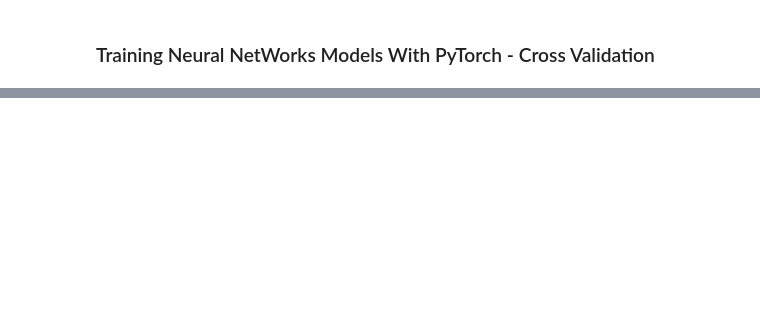
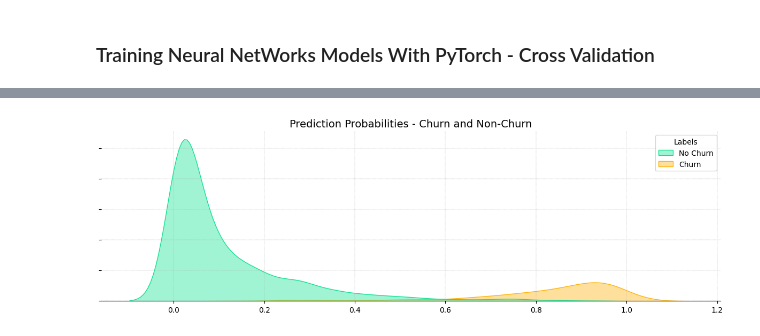
Before and after one commit to OtnielGomes/1_Portfolio-Credit-Card_Churn_Analysis_with_Pytorch, a Jupyter notebook: notebooks/1_Modeling.ipynb, the cells around one changed output, grey strips where cells are left out. Drawn from its saved outputs; the diff is of its cells as text; code cells hidden in the pictures; blank space fills up the shorter version.

```diff
--- a/notebooks/1_Modeling.ipynb
+++ b/notebooks/1_Modeling.ipynb
@@ -312,0 +1183,10 @@ pd.DataFrame(preprocessed_train, columns = nn_proprocessor.get_feature_names_out
+# %%
+# Data collect
+list_preds = preds.flatten().tolist()
+list_labels = labels.flatten().tolist()
+data_preds = {
+    'Predictions': list_preds,
+    'Labels': list_labels,
+}
+df_preds = pd.DataFrame(data_preds)
+df_preds.sample(10)
@@ -312,0 +1205,13 @@ pd.DataFrame(preprocessed_train, columns = nn_proprocessor.get_feature_names_out
+# %%
+# Organizing data and renaming labels
+data_ax = df_preds
+data_ax['Labels'] = data_ax['Labels'].map({0: 'No Churn', 1: 'Churn'})
+
+# Graphic Plot KDE
+GraphicsData(data_ax).plot_kde_predictions(
+    predictions = 'Predictions',
+    labels = 'Labels',
+    title = 'Prediction Probabilities - Churn and Non-Churn'
+)
+# %% [output]
+[figure, added]
```
Also changed, not shown: parts of 87 cells of this notebook, 18 other files.
